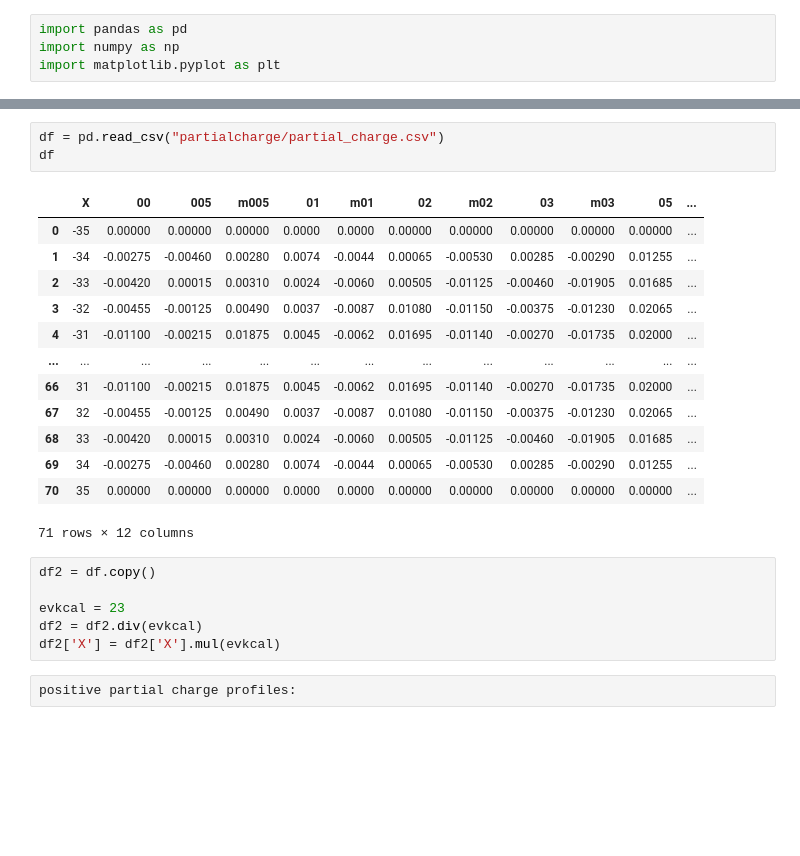
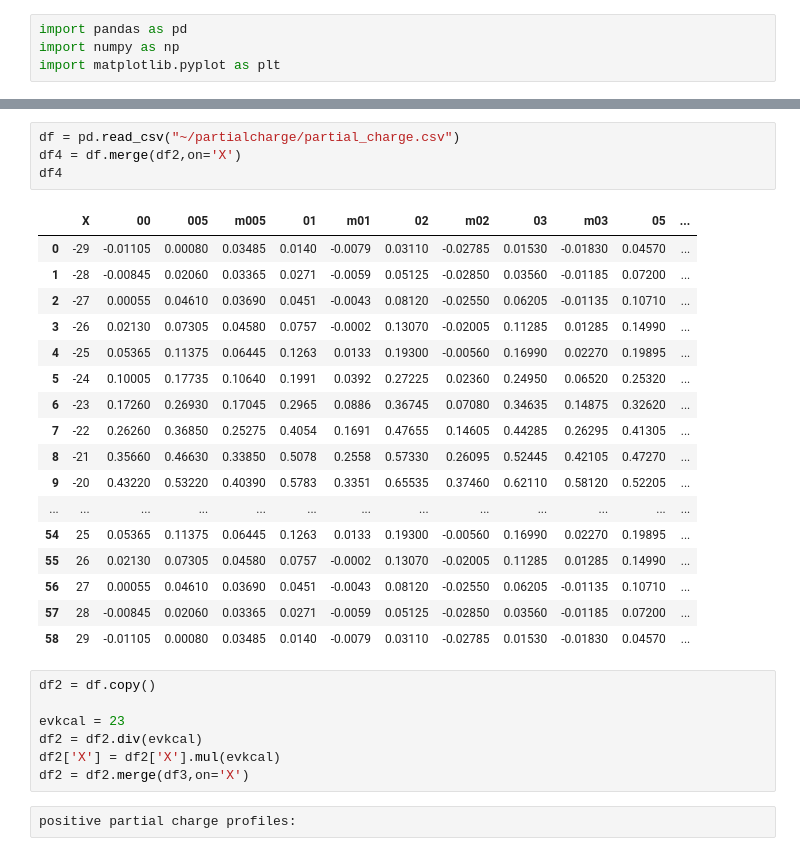
Before and after one commit to levbogdan/Corsera_Capstone, a Jupyter notebook: Partial-charge2.ipynb, the cells around one changed output, grey strips where cells are left out. Saved outputs shown, nothing was run; the diff lists cells and outputs as text; blank space fills up the shorter version.

```diff
--- a/Partial-charge2.ipynb
+++ b/Partial-charge2.ipynb
@@ -5,26 +15,32 @@ import matplotlib.pyplot as plt
 # %%
-df = pd.read_csv("partialcharge/partial_charge.csv")
-df
+df = pd.read_csv("~/partialcharge/partial_charge.csv")
+df4 = df.merge(df2,on='X')
+df4
 # %% [output]
 |  | X | 00 | 005 | m005 | 01 | m01 | 02 | m02 | 03 | m03 | 05 | ... |
-| 0 | -35 | 0.00000 | 0.00000 | 0.00000 | 0.0000 | 0.0000 | 0.00000 | 0.00000 | 0.00000 | 0.00000 | 0.00000 | ... |
-| 1 | -34 | -0.00275 | -0.00460 | 0.00280 | 0.0074 | -0.0044 | 0.00065 | -0.00530 | 0.00285 | -0.00290 | 0.01255 | ... |
-| 2 | -33 | -0.00420 | 0.00015 | 0.00310 | 0.0024 | -0.0060 | 0.00505 | -0.01125 | -0.00460 | -0.01905 | 0.01685 | ... |
-| 3 | -32 | -0.00455 | -0.00125 | 0.00490 | 0.0037 | -0.0087 | 0.01080 | -0.01150 | -0.00375 | -0.01230 | 0.02065 | ... |
-| 4 | -31 | -0.01100 | -0.00215 | 0.01875 | 0.0045 | -0.0062 | 0.01695 | -0.01140 | -0.00270 | -0.01735 | 0.02000 | ... |
+| 0 | -29 | -0.01105 | 0.00080 | 0.03485 | 0.0140 | -0.0079 | 0.03110 | -0.02785 | 0.01530 | -0.01830 | 0.04570 | ... |
+| 1 | -28 | -0.00845 | 0.02060 | 0.03365 | 0.0271 | -0.0059 | 0.05125 | -0.02850 | 0.03560 | -0.01185 | 0.07200 | ... |
+| 2 | -27 | 0.00055 | 0.04610 | 0.03690 | 0.0451 | -0.0043 | 0.08120 | -0.02550 | 0.06205 | -0.01135 | 0.10710 | ... |
+| 3 | -26 | 0.02130 | 0.07305 | 0.04580 | 0.0757 | -0.0002 | 0.13070 | -0.02005 | 0.11285 | 0.01285 | 0.14990 | ... |
+| 4 | -25 | 0.05365 | 0.11375 | 0.06445 | 0.1263 | 0.0133 | 0.19300 | -0.00560 | 0.16990 | 0.02270 | 0.19895 | ... |
+| 5 | -24 | 0.10005 | 0.17735 | 0.10640 | 0.1991 | 0.0392 | 0.27225 | 0.02360 | 0.24950 | 0.06520 | 0.25320 | ... |
+| 6 | -23 | 0.17260 | 0.26930 | 0.17045 | 0.2965 | 0.0886 | 0.36745 | 0.07080 | 0.34635 | 0.14875 | 0.32620 | ... |
+| 7 | -22 | 0.26260 | 0.36850 | 0.25275 | 0.4054 | 0.1691 | 0.47655 | 0.14605 | 0.44285 | 0.26295 | 0.41305 | ... |
+| 8 | -21 | 0.35660 | 0.46630 | 0.33850 | 0.5078 | 0.2558 | 0.57330 | 0.26095 | 0.52445 | 0.42105 | 0.47270 | ... |
+| 9 | -20 | 0.43220 | 0.53220 | 0.40390 | 0.5783 | 0.3351 | 0.65535 | 0.37460 | 0.62110 | 0.58120 | 0.52205 | ... |
 | ... | ... | ... | ... | ... | ... | ... | ... | ... | ... | ... | ... | ... |
-| 66 | 31 | -0.01100 | -0.00215 | 0.01875 | 0.0045 | -0.0062 | 0.01695 | -0.01140 | -0.00270 | -0.01735 | 0.02000 | ... |
-| 67 | 32 | -0.00455 | -0.00125 | 0.00490 | 0.0037 | -0.0087 | 0.01080 | -0.01150 | -0.00375 | -0.01230 | 0.02065 | ... |
-| 68 | 33 | -0.00420 | 0.00015 | 0.00310 | 0.0024 | -0.0060 | 0.00505 | -0.01125 | -0.00460 | -0.01905 | 0.01685 | ... |
-| 69 | 34 | -0.00275 | -0.00460 | 0.00280 | 0.0074 | -0.0044 | 0.00065 | -0.00530 | 0.00285 | -0.00290 | 0.01255 | ... |
-| 70 | 35 | 0.00000 | 0.00000 | 0.00000 | 0.0000 | 0.0000 | 0.00000 | 0.00000 | 0.00000 | 0.00000 | 0.00000 | ... |
+| 54 | 25 | 0.05365 | 0.11375 | 0.06445 | 0.1263 | 0.0133 | 0.19300 | -0.00560 | 0.16990 | 0.02270 | 0.19895 | ... |
+| 55 | 26 | 0.02130 | 0.07305 | 0.04580 | 0.0757 | -0.0002 | 0.13070 | -0.02005 | 0.11285 | 0.01285 | 0.14990 | ... |
+| 56 | 27 | 0.00055 | 0.04610 | 0.03690 | 0.0451 | -0.0043 | 0.08120 | -0.02550 | 0.06205 | -0.01135 | 0.10710 | ... |
+| 57 | 28 | -0.00845 | 0.02060 | 0.03365 | 0.0271 | -0.0059 | 0.05125 | -0.02850 | 0.03560 | -0.01185 | 0.07200 | ... |
+| 58 | 29 | -0.01105 | 0.00080 | 0.03485 | 0.0140 | -0.0079 | 0.03110 | -0.02785 | 0.01530 | -0.01830 | 0.04570 | ... |
-71 rows × 12 columns
 # %%
 df2 = df.copy()
 
 evkcal = 23
 df2 = df2.div(evkcal)
 df2['X'] = df2['X'].mul(evkcal)
+df2 = df2.merge(df3,on='X')
 # %% [raw]
 positive partial charge profiles:
 # %%
```
Also changed, not shown: parts of 6 cells of this notebook, 2 other files.
